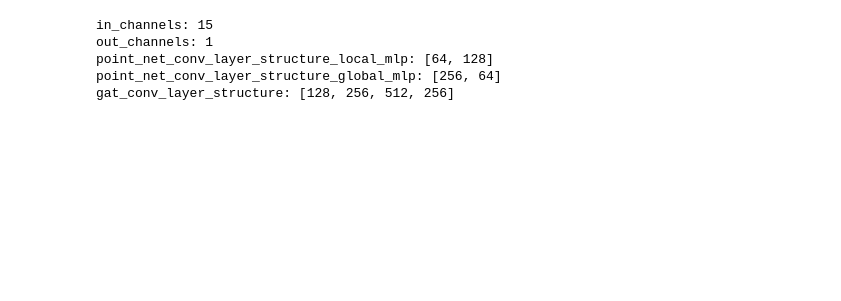
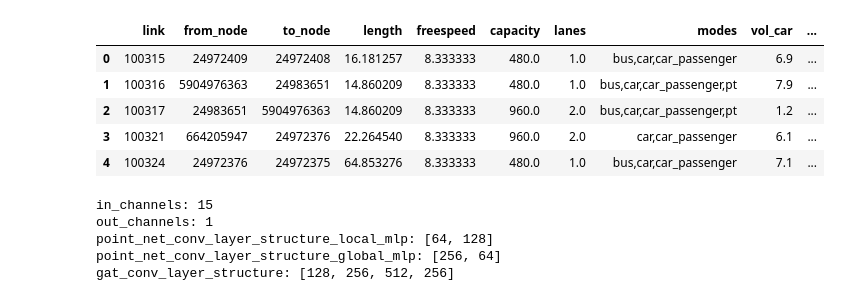
Before and after one commit to govindgoel/ml, a Jupyter notebook: scripts/testing_and_evaluation/map_model_outputs_to_gdf_predefined_zones.ipynb, the cells around one changed output. Cells and saved outputs as stored; diff of their text form; code cells hidden in the pictures; blank space fills up the shorter version.

```diff
--- a/scripts/testing_and_evaluation/map_model_outputs_to_gdf_predefined_zones.ipynb
+++ b/scripts/testing_and_evaluation/map_model_outputs_to_gdf_predefined_zones.ipynb
@@ -94,0 +111,9 @@ scaler_mode_stats = joblib.load(data_created_during_training + 'train_mode_stats
+# %%
+test_data.head()
+# %% [output]
+|  | link | from_node | to_node | length | freespeed | capacity | lanes | modes | vol_car | ... |
+| 0 | 100315 | 24972409 | 24972408 | 16.181257 | 8.333333 | 480.0 | 1.0 | bus,car,car_passenger | 6.9 | ... |
+| 1 | 100316 | 5904976363 | 24983651 | 14.860209 | 8.333333 | 480.0 | 1.0 | bus,car,car_passenger,pt | 7.9 | ... |
+| 2 | 100317 | 24983651 | 5904976363 | 14.860209 | 8.333333 | 960.0 | 2.0 | bus,car,car_passenger,pt | 1.2 | ... |
+| 3 | 100321 | 664205947 | 24972376 | 22.264540 | 8.333333 | 960.0 | 2.0 | car,car_passenger | 6.1 | ... |
+| 4 | 100324 | 24972376 | 24972375 | 64.853276 | 8.333333 | 480.0 | 1.0 | bus,car,car_passenger | 7.1 | ... |
```
Also changed, not shown: parts of 9 cells of this notebook.
